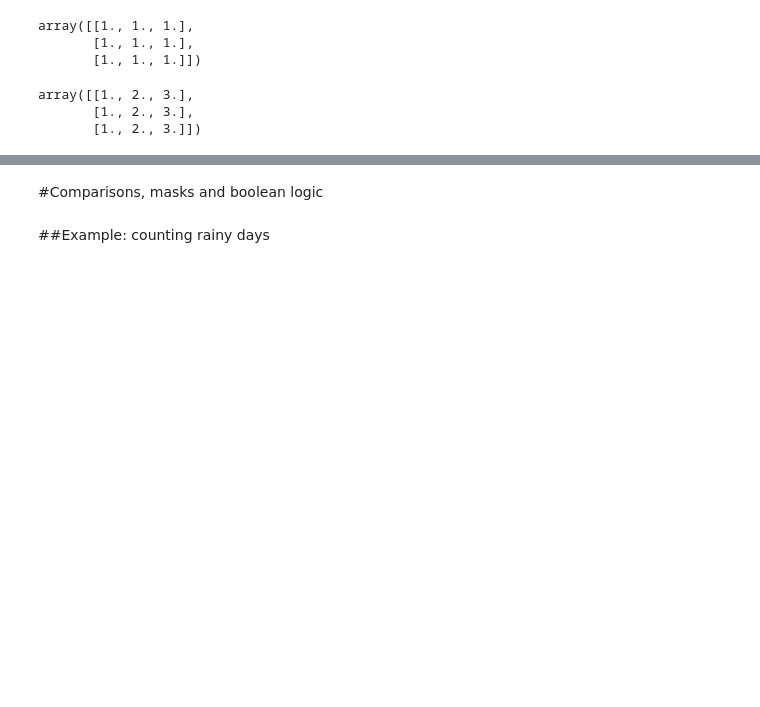
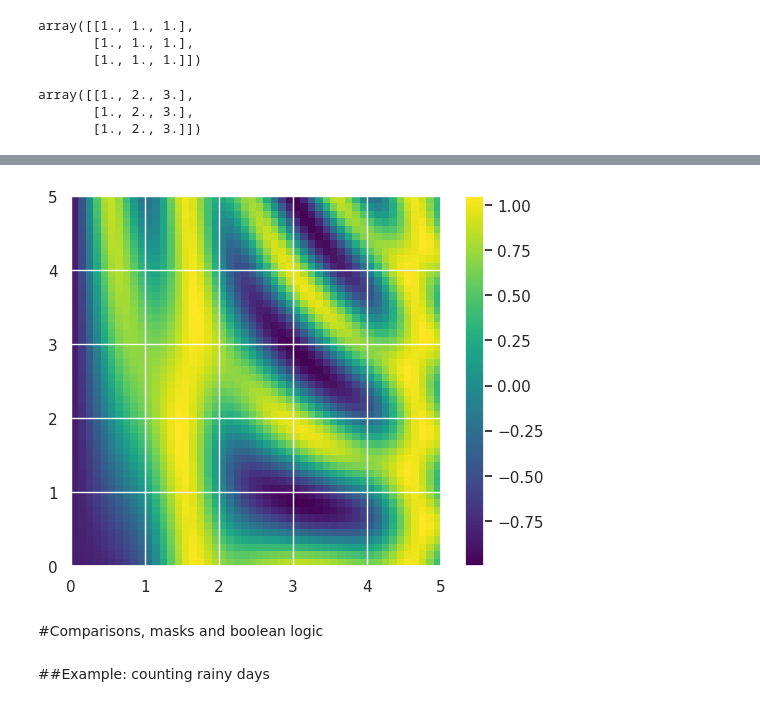
Before and after one commit to FabrizioBettetti/Machine_learning, a Jupyter notebook: Numpy_basics.ipynb, the cells around one changed output, grey strips where cells are left out. Drawn from its saved outputs; the diff is of its cells as text; code cells hidden in the pictures; blank space fills up the shorter version.

```diff
--- a/Numpy_basics.ipynb
+++ b/Numpy_basics.ipynb
@@ -836,7 +859,9 @@ z = np.sin(x) ** 10 + np.cos(10 + y * x) * np.cos(x)
 # %%
 plt.imshow(z, origin='lower', extent=[0, 5, 0, 5], cmap='viridis')
 plt.colorbar()
-plt.imshow()
+plt.show()
+# %% [output]
+[figure, added]
 # %% [markdown]
 #Comparisons, masks and boolean logic
 # %% [markdown]
```
Also changed, not shown: parts of 43 cells of this notebook.
